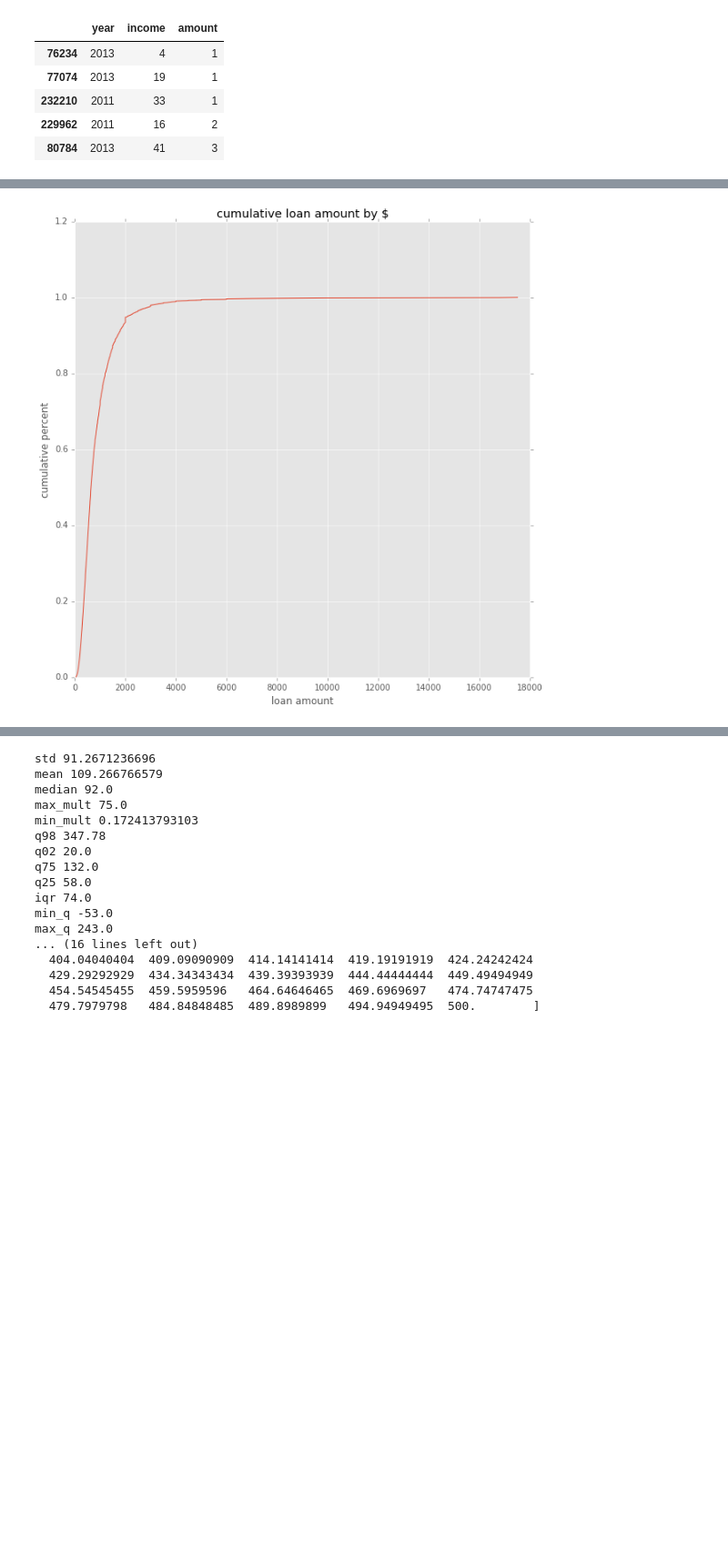
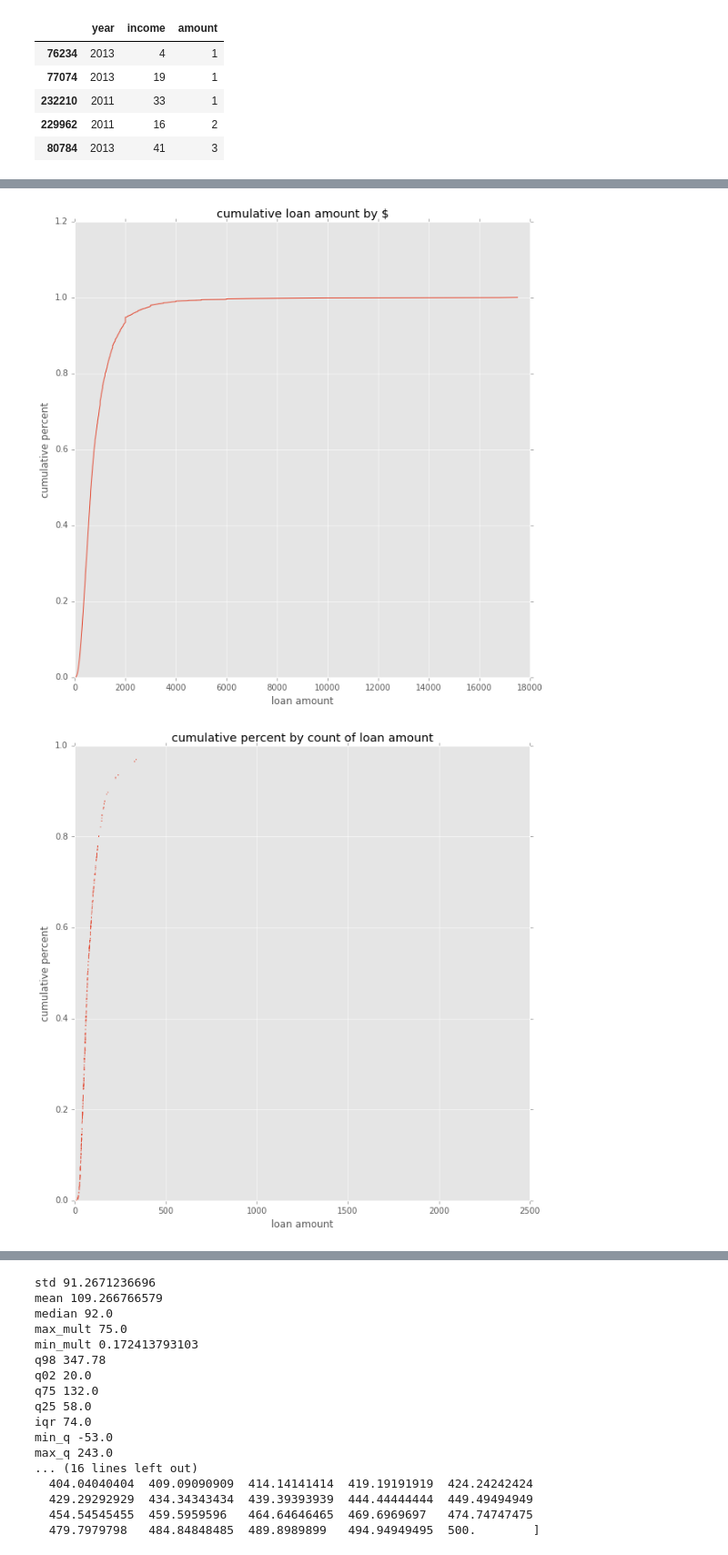
Before and after one commit to Kibrael/Edits, a Jupyter notebook: single_bank_viz.ipynb, the cells around one changed output, grey strips where cells are left out. Shown at 91% size. Cells and saved outputs as stored; diff of their text form; code cells hidden in the pictures; blank space fills up the shorter version.

```diff
--- a/single_bank_viz.ipynb
+++ b/single_bank_viz.ipynb
@@ -97,12 +110,29 @@ print(inc_df.head())
 # %%
 #graph cumulative sum of % of income and % of loan amount
 y = bank_df.cumul_amt_pct
+y1 = bank_df.cumul_cnt_pct_amt
 x = bank_df.amount
 cumul_pct = plt.figure(figsize=(10,10))
 plt.plot(x,y)
 plt.title('cumulative loan amount by $')
 plt.ylabel('cumulative percent')
 plt.xlabel('loan amount')
 plt.show(cumul_pct)
+
+cumul_cnt = plt.figure(figsize=(10,10))
+plt.plot(x,y1)
+plt.xlabel('loan amount')
+plt.ylabel('cumulative percent')
+plt.title('cumulative percent by count of loan amount')
+plt.show(cumul_cnt)
+
+amtXcnt = plt.figure(figsize=(10,10))
+y2 = bank_df.amtXcnt
+plt.plot(x,y2)
+plt.title('amount * count')
+plt.xlabel('amount')
+plt.ylabel('loan value total')
+plt.show(amtXcnt)
 # %% [output]
 [figure]
+[figure, added]
```
Also changed, not shown: parts of 7 cells of this notebook.
